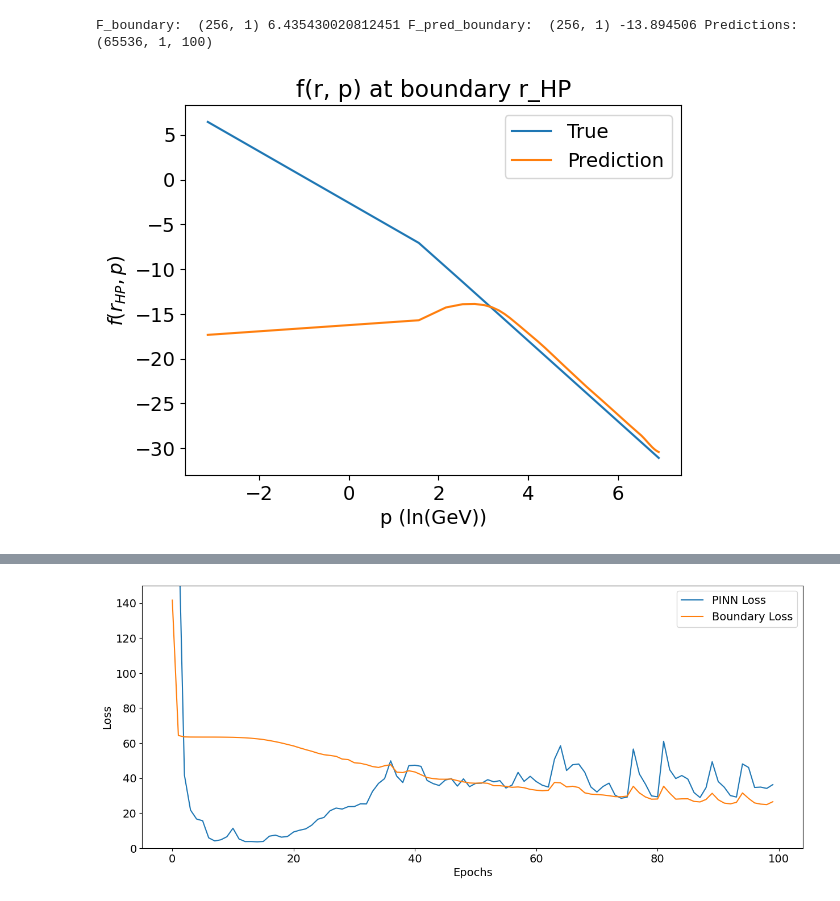
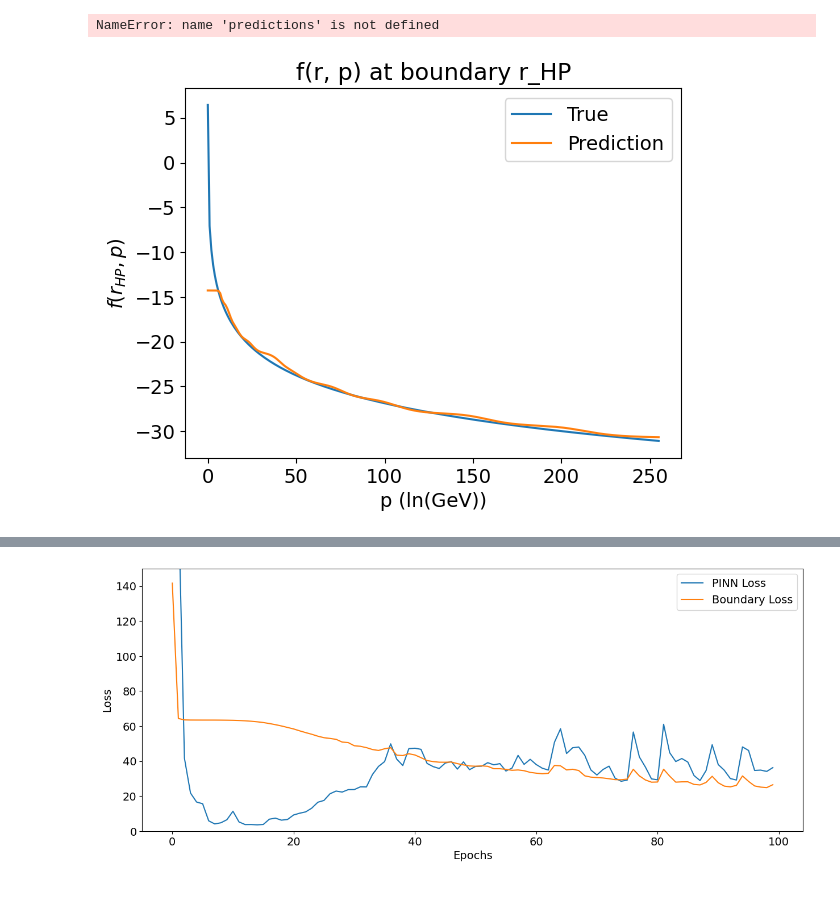
Before and after one commit to linneawolniewicz/pinns, a Jupyter notebook: figures/visualize.ipynb, the cells around one changed output, grey strips where cells are left out. Cells and saved outputs as stored; diff of their text form; code cells hidden in the pictures.

```diff
--- a/figures/visualize.ipynb
+++ b/figures/visualize.ipynb
@@ -32,25 +32,25 @@ with open('p.pkl', 'rb') as file:
 with open('f_pred_boundary.pkl', 'rb') as file:
     f_pred_boundary = pkl.load(file)
 # %%
-size = int(np.sqrt(predictions.shape[0]))
+size = int(np.sqrt(f_predict.shape[0]))
 
 print("F_boundary: ", f_boundary.shape, np.max(f_boundary), "F_pred_boundary: ", f_pred_boundary.shape, np.max(f_pred_boundary), "Predictions: ", predictions.shape)
 # %% [output]
-F_boundary:  (256, 1) 6.435430020812451 F_pred_boundary:  (256, 1) -13.894506 Predictions:  (65536, 1, 100)
+NameError: name 'predictions' is not defined
 # %%
 # Plot prediction and boundary data at r_HP = 120 AU
-plt.plot(p, f_boundary, label='True')
-plt.plot(p, f_pred_boundary, label='Prediction')
+plt.plot(f_boundary, label='True')
+plt.plot(f_pred_boundary, label='Prediction')
 # plt.plot(p[:-1], predictions[:, :, -1].reshape((size, size)).T[:-1, -1], label='Predictions') # Note: identical to f_pred_boundary, except has added [0.] element from preds bug
 
 plt.title("f(r, p) at boundary r_HP")
 plt.xlabel("p (ln(GeV))")
 plt.ylabel("$f(r_{HP}, p)$")
 plt.legend()
 plt.savefig("boundary.png")
 plt.show()
 # %% [output]
-[figure, old version]
+[figure, new version]
 # %%
 # Plot prediction at the final epoch
 # plt.imshow(predictions[:, :, -1].reshape((size, size))[:-1, :-1], cmap='magma')
```
Also changed, not shown: parts of 2 cells of this notebook, 2 other files.
